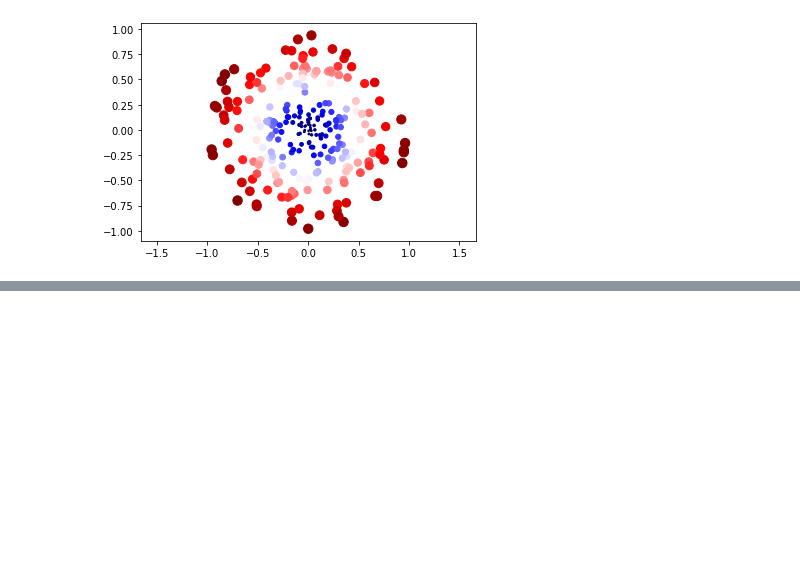
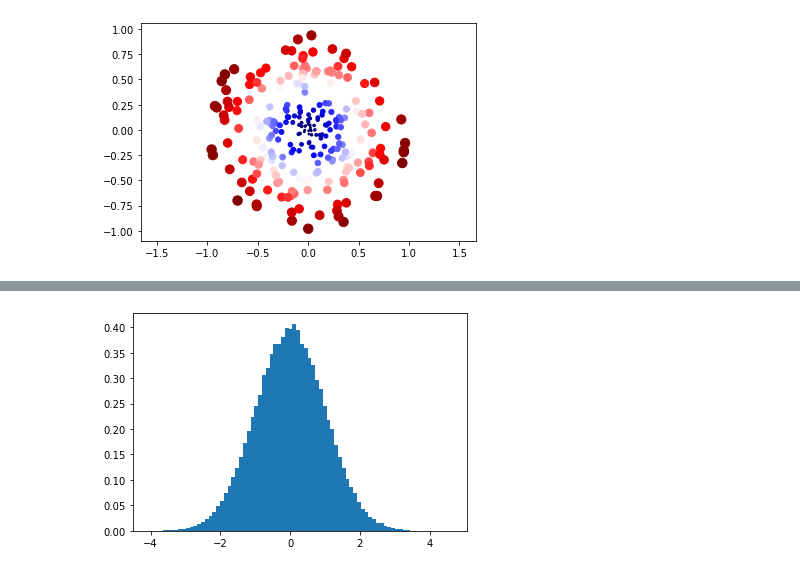
Before and after one commit to oyputra/supervised-learning, a Jupyter notebook: 03 - Matplotlib Intro/Part 1 - Matplotlib.ipynb, the cells around one changed output, grey strips where cells are left out. Saved outputs shown, nothing was run; the diff lists cells and outputs as text; code cells hidden in the pictures; blank space fills up the shorter version.

```diff
--- a/03 - Matplotlib Intro/Part 1 - Matplotlib.ipynb
+++ b/03 - Matplotlib Intro/Part 1 - Matplotlib.ipynb
@@ -115,0 +130,5 @@ plt.axis("equal");
+# %%
+numbers = np.random.randn(100000)
+plt.hist(numbers, bins=80, density=1);
+# %% [output]
+[figure, added]
```
Also changed, not shown: parts of 5 cells of this notebook.
